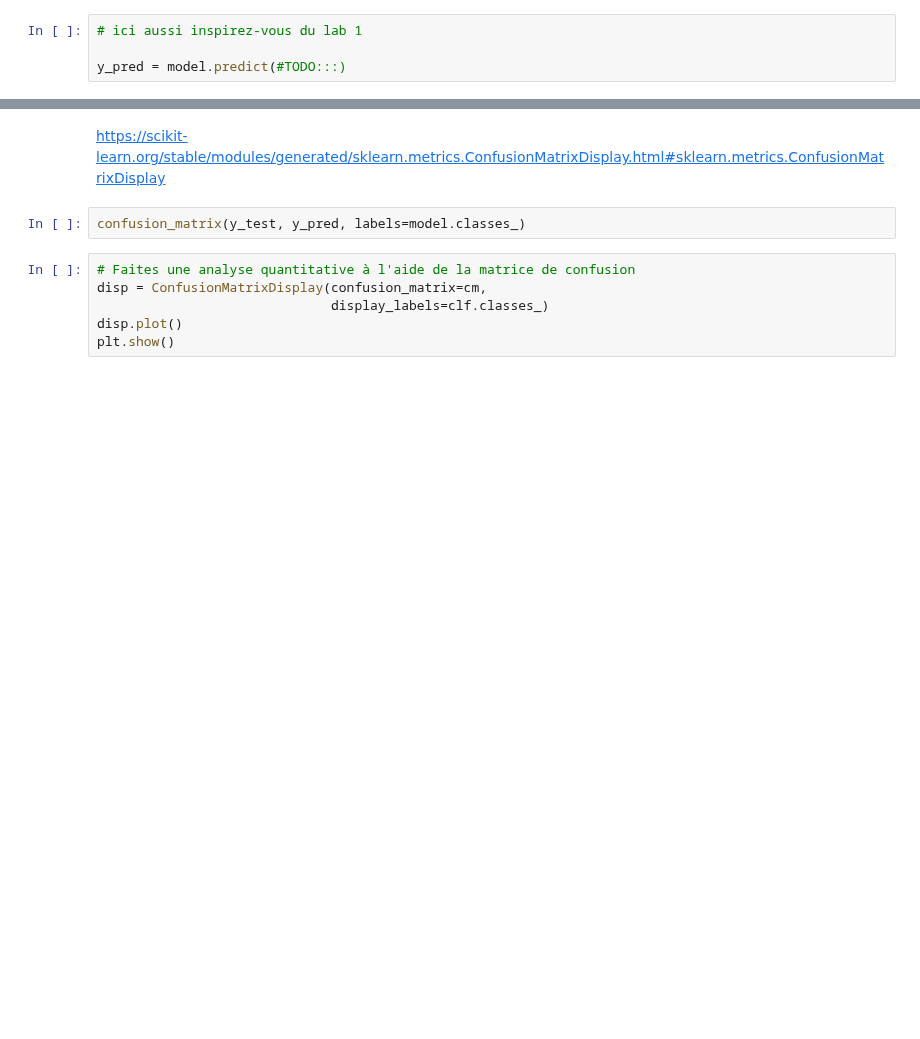
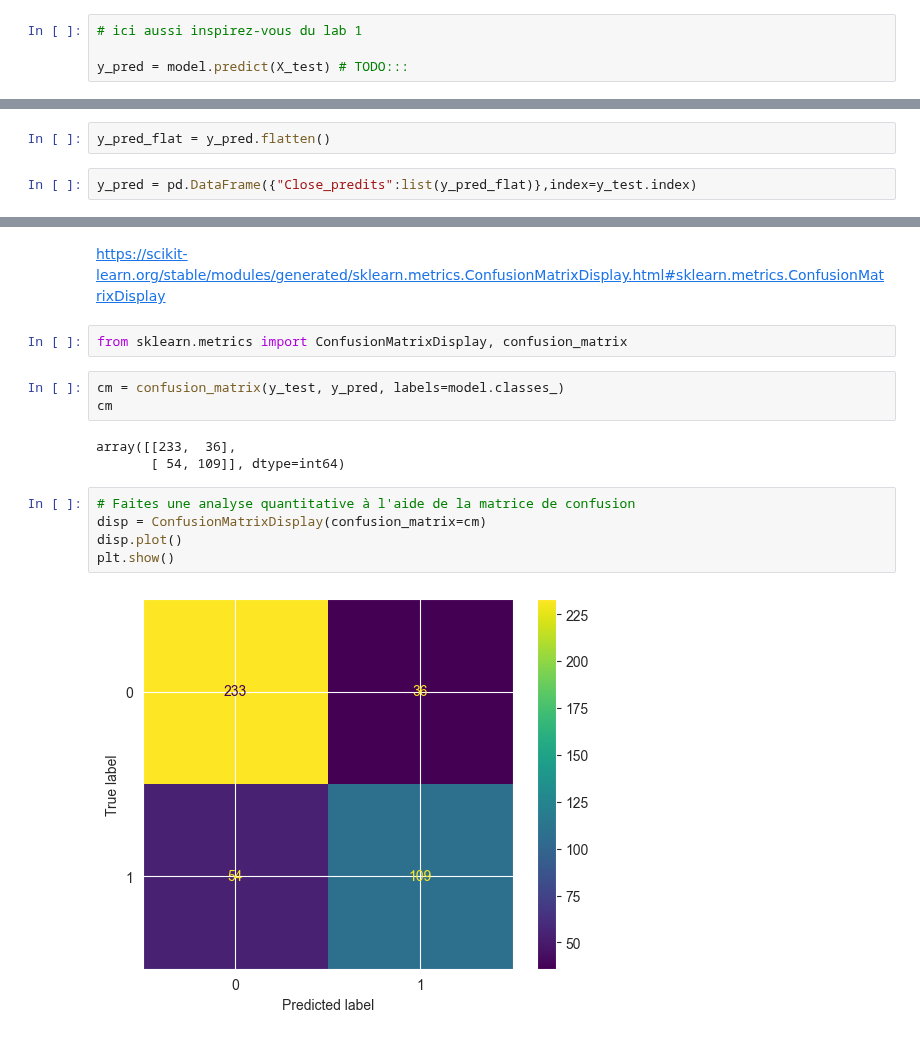
Before and after one commit to Yann-Fournier/Manipulation-de-donn-es-Python-B2, a Jupyter notebook: Mulapi/Intro IA/machine_learning_intro2.ipynb, the cells around one changed output, grey strips where cells are left out. Saved outputs shown, nothing was run; the diff lists cells and outputs as text; blank space fills up the shorter version.

```diff
--- a/Mulapi/Intro IA/machine_learning_intro2.ipynb
+++ b/Mulapi/Intro IA/machine_learning_intro2.ipynb
@@ -129,4 +202,4 @@ model = #TODO:::
 # %%
 # ici aussi inspirez-vous du lab 1
 
-y_pred = model.predict(#TODO:::)
+y_pred = model.predict(X_test) # TODO:::
@@ -132,0 +254,4 @@ y_pred = model.predict(#TODO:::)
+# %%
+y_pred_flat = y_pred.flatten()
+# %%
+y_pred = pd.DataFrame({"Close_predits":list(y_pred_flat)},index=y_test.index)
@@ -134,11 +275,18 @@ y_pred = model.predict(#TODO:::)
 # STEP 5 : EVALUEZ ET ANALYSEZ LES PERFOMANCES DU MODELE A L'AIDE DE LA MATRICE DE CONFUSION (laquelle utilise à sont tour les y_pred et les y_test)
 # %% [markdown]
 https://scikit-learn.org/stable/modules/generated/sklearn.metrics.ConfusionMatrixDisplay.html#sklearn.metrics.ConfusionMatrixDisplay
+# %%
+from sklearn.metrics import ConfusionMatrixDisplay, confusion_matrix
 # %%
-confusion_matrix(y_test, y_pred, labels=model.classes_)
+cm = confusion_matrix(y_test, y_pred, labels=model.classes_)
+cm
+# %% [output]
+array([[233,  36],
+       [ 54, 109]], dtype=int64)
 # %%
 # Faites une analyse quantitative à l'aide de la matrice de confusion
-disp = ConfusionMatrixDisplay(confusion_matrix=cm,
-                              display_labels=clf.classes_)
+disp = ConfusionMatrixDisplay(confusion_matrix=cm)
 disp.plot()
 plt.show()
+# %% [output]
+[figure, added]
```
Also changed, not shown: parts of 29 cells of this notebook, 1 other file.
